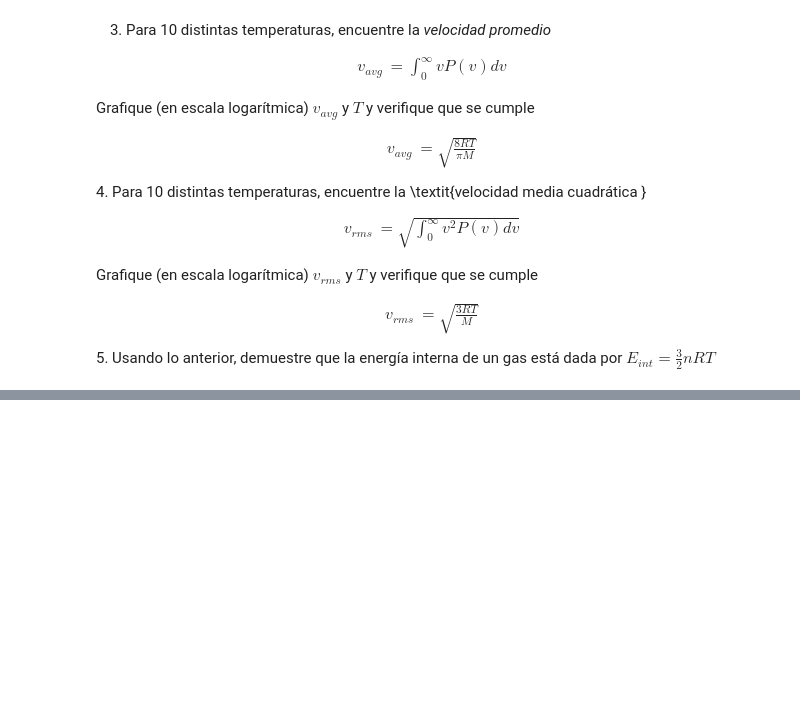
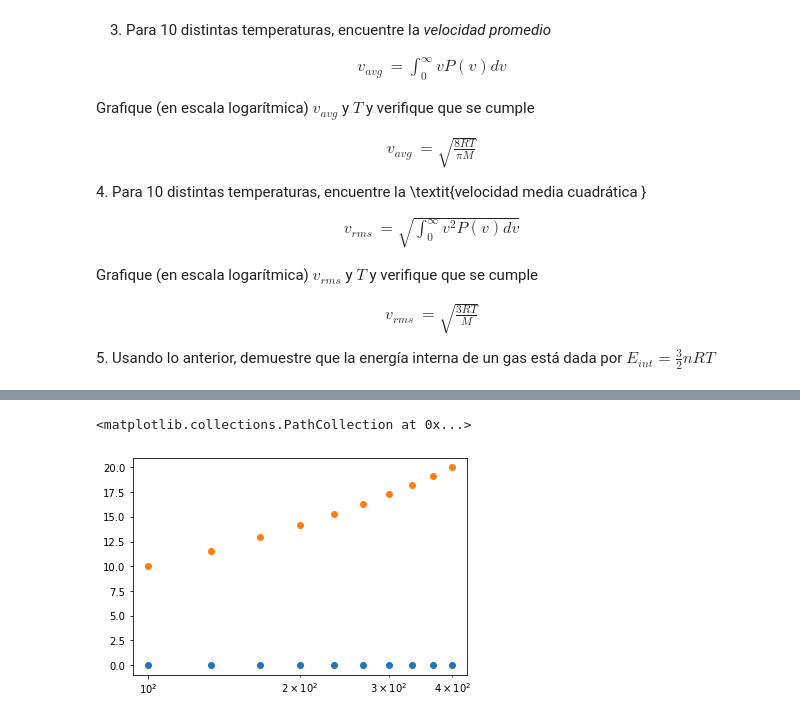
Before and after one commit to slaverdeg/complementaria, a Jupyter notebook: Taller_2/Punto3_CuadraturaGauss.ipynb, the cells around one changed output, grey strips where cells are left out. Drawn from its saved outputs; the diff is of its cells as text; code cells hidden in the pictures; blank space fills up the shorter version.

```diff
--- a/Taller_2/Punto3_CuadraturaGauss.ipynb
+++ b/Taller_2/Punto3_CuadraturaGauss.ipynb
@@ -420,0 +440,30 @@ $$
+# %%
+T_10=np.linspace(100,400,10)
+
+def p_v3_prom(T,v):
+    return (v**3)/T
+
+points, weights =np.polynomial.laguerre.laggauss(10)
+
+eje_Y_2=np.zeros(10)
+
+for i in range(len(T_10)):
+    integral=np.sum(T_10[i]*(1/(T_10[i]))**(3/2)*weights*p_v3_prom(T_10[i],points))
+    eje_Y_2[i]=integral
+
+def funcion_prueba(T):
+    return np.sqrt(T)
+
+eje_y_prueba=np.zeros(10)
+
+for i in range(len(T_10)):
+    k=funcion_prueba(T_10[i])
+    eje_y_prueba[i]=k
+
+plt.scatter(T_10,-eje_Y_2)
+#plt.yscale("log")
+plt.xscale("log")
+plt.scatter(T_10,eje_y_prueba)
+# %% [output]
+<matplotlib.collections.PathCollection at 0x...>
+[figure, added]
```
Also changed, not shown: parts of 7 cells of this notebook, 1 other file.
